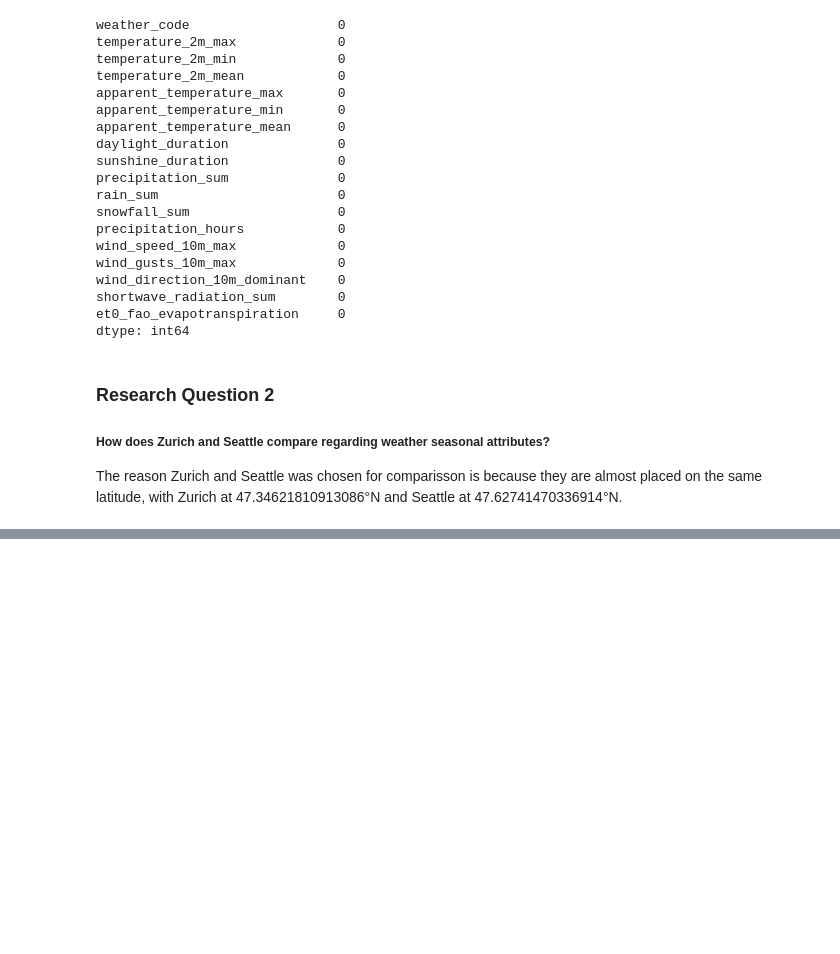
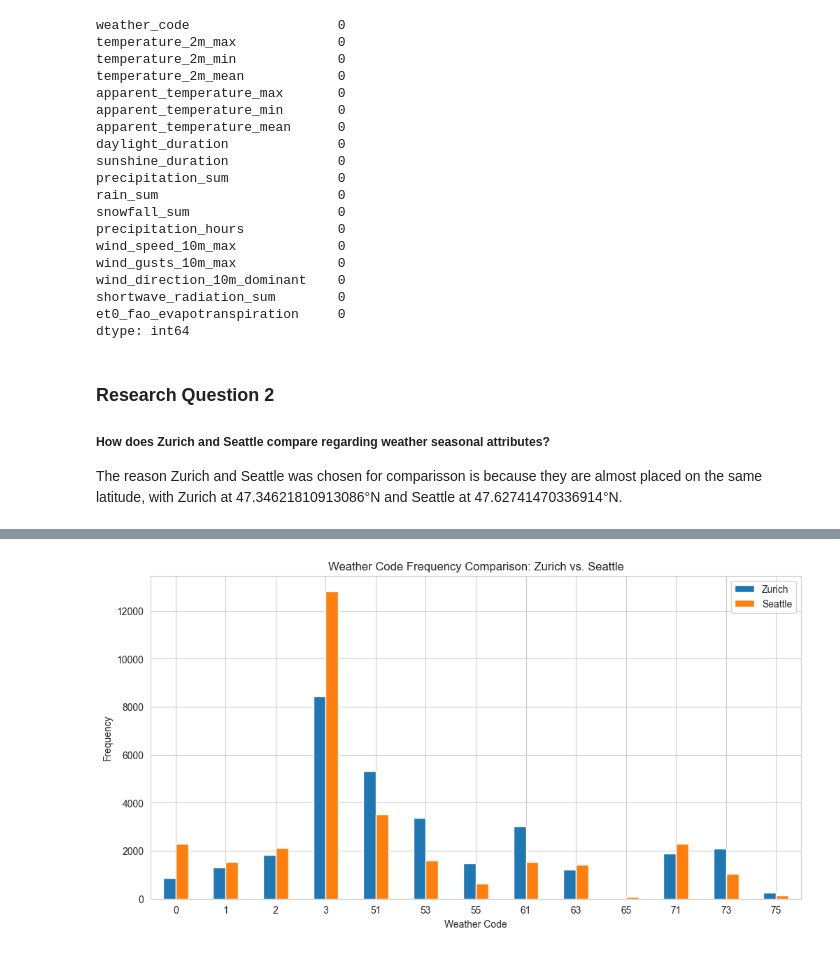
Before and after one commit to Jaffels/CIP_FS25_111, a Jupyter notebook: Johan.ipynb, the cells around one changed output, grey strips where cells are left out. Drawn from its saved outputs; the diff is of its cells as text; code cells hidden in the pictures; blank space fills up the shorter version.

```diff
--- a/Johan.ipynb
+++ b/Johan.ipynb
@@ -394,3 +386,4 @@ df.head()
 # %%
-zurich_temps = df[df['City'] == 'Zurich']['temperature_2m_mean']
-seattle_temps = df[df['City'] == 'Seattle']['temperature_2m_mean']
+# Separate Zurich and Seattle data
+zurich_data = df[df['city'] == 'Zurich'].set_index('date')
+seattle_data = df[df['city'] == 'Seattle'].set_index('date')
@@ -402,0 +390,5 @@ print(temperature_differences)
+# %%
+# Merge the dataframes on date
+merged_data = zurich_data.merge(seattle_data, on='date', suffixes=('_zurich', '_seattle'))
+# %%
+merged_data = merged_data.drop(['city_zurich', 'city_seattle'], axis=1)
@@ -402,0 +412,15 @@ print(temperature_differences)
+# %%
+# Create
+zurich_counts = merged_data['weather_code_zurich'].value_counts().sort_index()
+seattle_counts = merged_data['weather_code_seattle'].value_counts().sort_index()
+comparison_table = pd.DataFrame({'Zurich': zurich_counts, 'Seattle': seattle_counts})
+
+comparison_table.plot(kind='bar', figsize=(12, 6))
+plt.title('Weather Code Frequency Comparison: Zurich vs. Seattle')
+plt.xlabel('Weather Code')
+plt.ylabel('Frequency')
+plt.xticks(rotation=0)
+plt.legend()
+plt.show()
+# %% [output]
+[figure, added]
```
Also changed, not shown: parts of 12 cells of this notebook.
